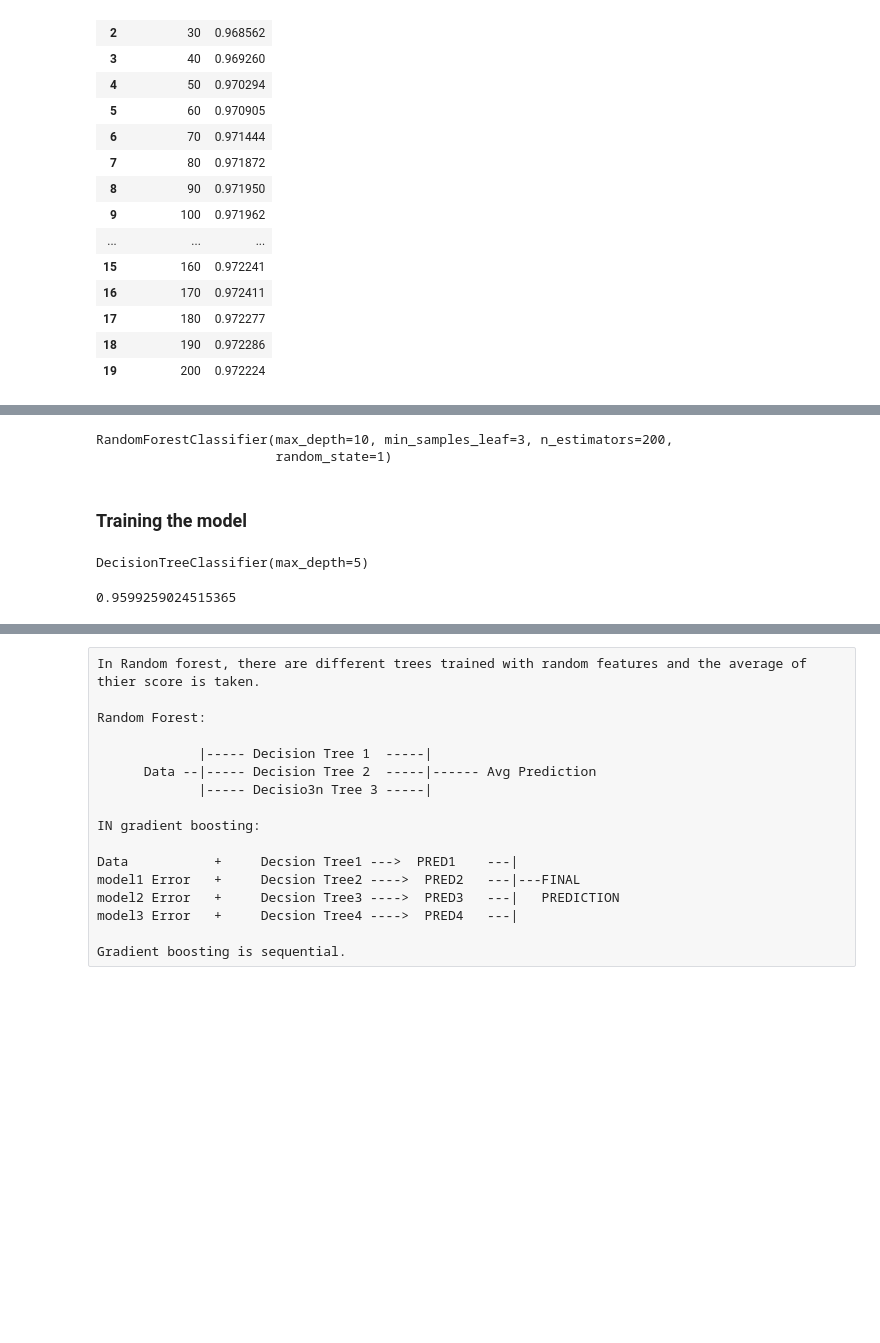
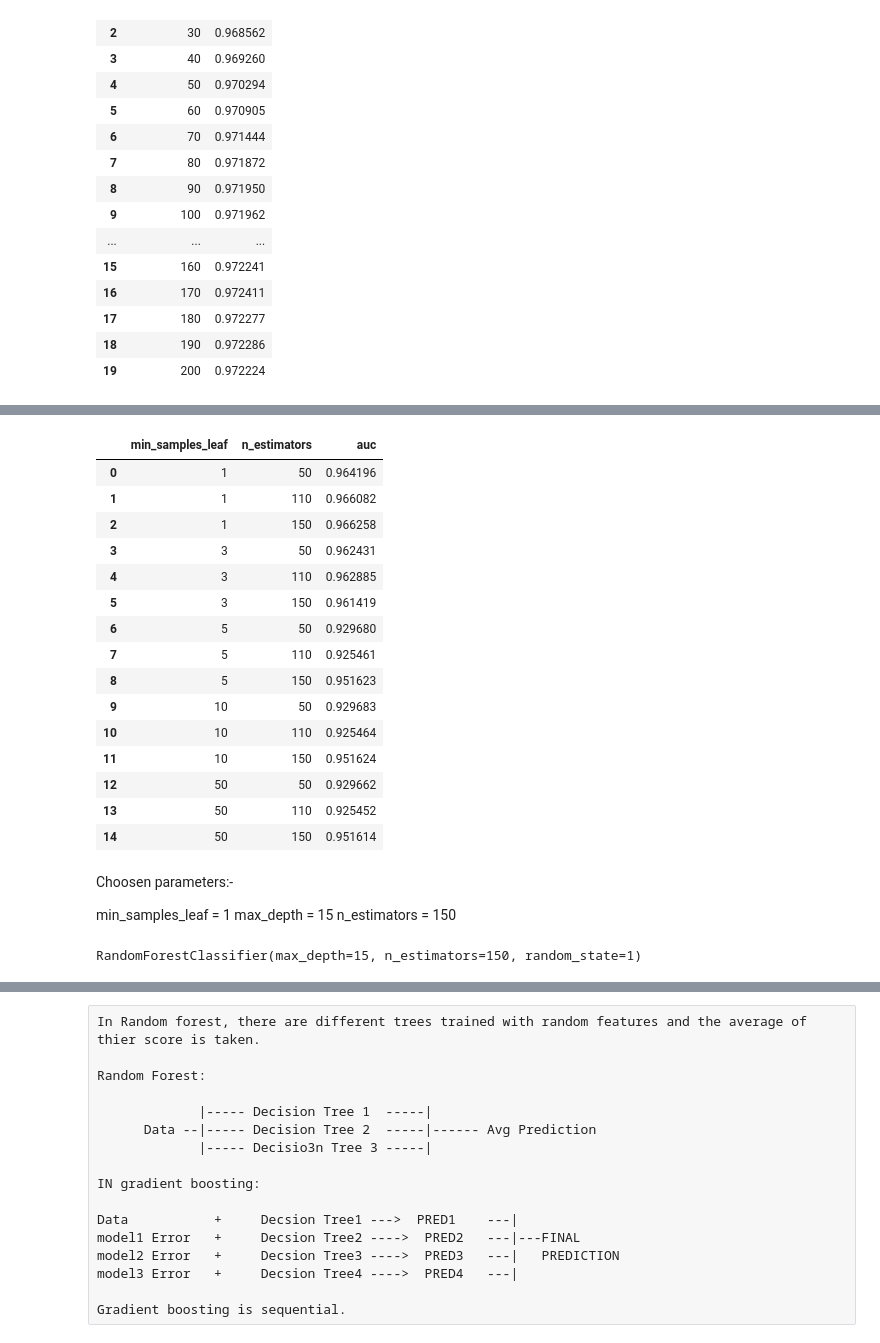
Before and after one commit to EdidiongEsu/mlzoomcamp_learning, a Jupyter notebook: projects/midterm_project/midterm_project_EDA.ipynb, the cells around one changed output, grey strips where cells are left out. Cells and saved outputs as stored; diff of their text form; code cells hidden in the pictures; blank space fills up the shorter version.

```diff
--- a/projects/midterm_project/midterm_project_EDA.ipynb
+++ b/projects/midterm_project/midterm_project_EDA.ipynb
@@ -1214,22 +1253,34 @@ min_samples_leaf = 3
+# %%
+df_scores
+# %% [output]
+|  | min_samples_leaf | n_estimators | auc |
+| 0 | 1 | 50 | 0.964196 |
+| 1 | 1 | 110 | 0.966082 |
+| 2 | 1 | 150 | 0.966258 |
+| 3 | 3 | 50 | 0.962431 |
+| 4 | 3 | 110 | 0.962885 |
+| 5 | 3 | 150 | 0.961419 |
+| 6 | 5 | 50 | 0.929680 |
+| 7 | 5 | 110 | 0.925461 |
+| 8 | 5 | 150 | 0.951623 |
+| 9 | 10 | 50 | 0.929683 |
+| 10 | 10 | 110 | 0.925464 |
+| 11 | 10 | 150 | 0.951624 |
+| 12 | 50 | 50 | 0.929662 |
+| 13 | 50 | 110 | 0.925452 |
+| 14 | 50 | 150 | 0.951614 |
+# %% [markdown]
+Choosen parameters:-
+
+min_samples_leaf = 1
+max_depth = 15
+n_estimators = 150
 # %%
-rf = RandomForestClassifier(n_estimators=200,
-                            max_depth=max_depth,
-                            min_samples_leaf=min_samples_leaf,
+rf = RandomForestClassifier(n_estimators=150,
+                            max_depth=15,
+                            min_samples_leaf=1,
                             random_state=1)
 rf.fit(X_train, y_train)
 # %% [output]
-RandomForestClassifier(max_depth=10, min_samples_leaf=3, n_estimators=200,
-                       random_state=1)
+RandomForestClassifier(max_depth=15, n_estimators=150, random_state=1)
-# %% [markdown]
-### Training the model
-# %%
-dt = DecisionTreeClassifier(max_depth=5)
-dt.fit(X_train, y_train)
-# %% [output]
-DecisionTreeClassifier(max_depth=5)
-# %%
-y_pred = dt.predict_proba(X_val)[:, 1]
-roc_auc_score(y_val, y_pred)
-# %% [output]
-0.9599259024515365
 # %% [markdown]
```
Also changed, not shown: parts of 85 cells of this notebook.
